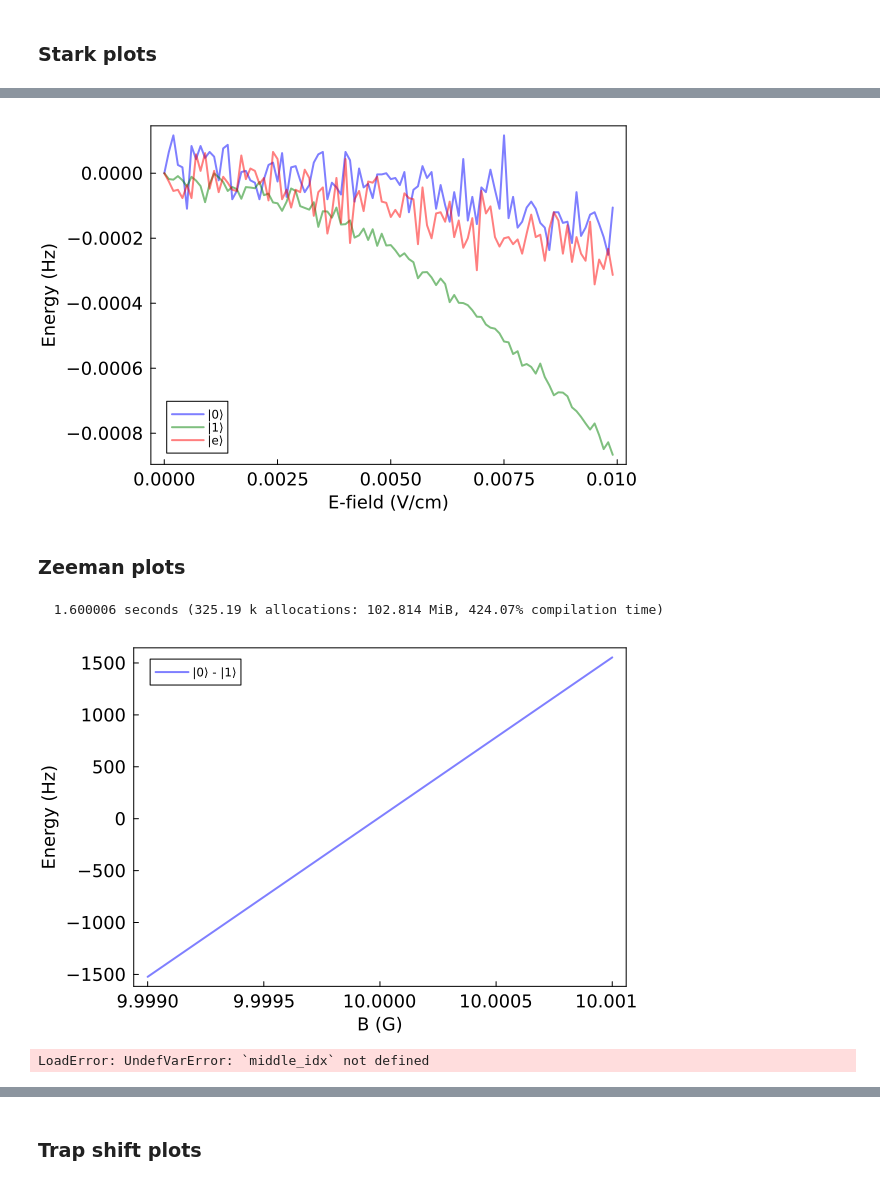
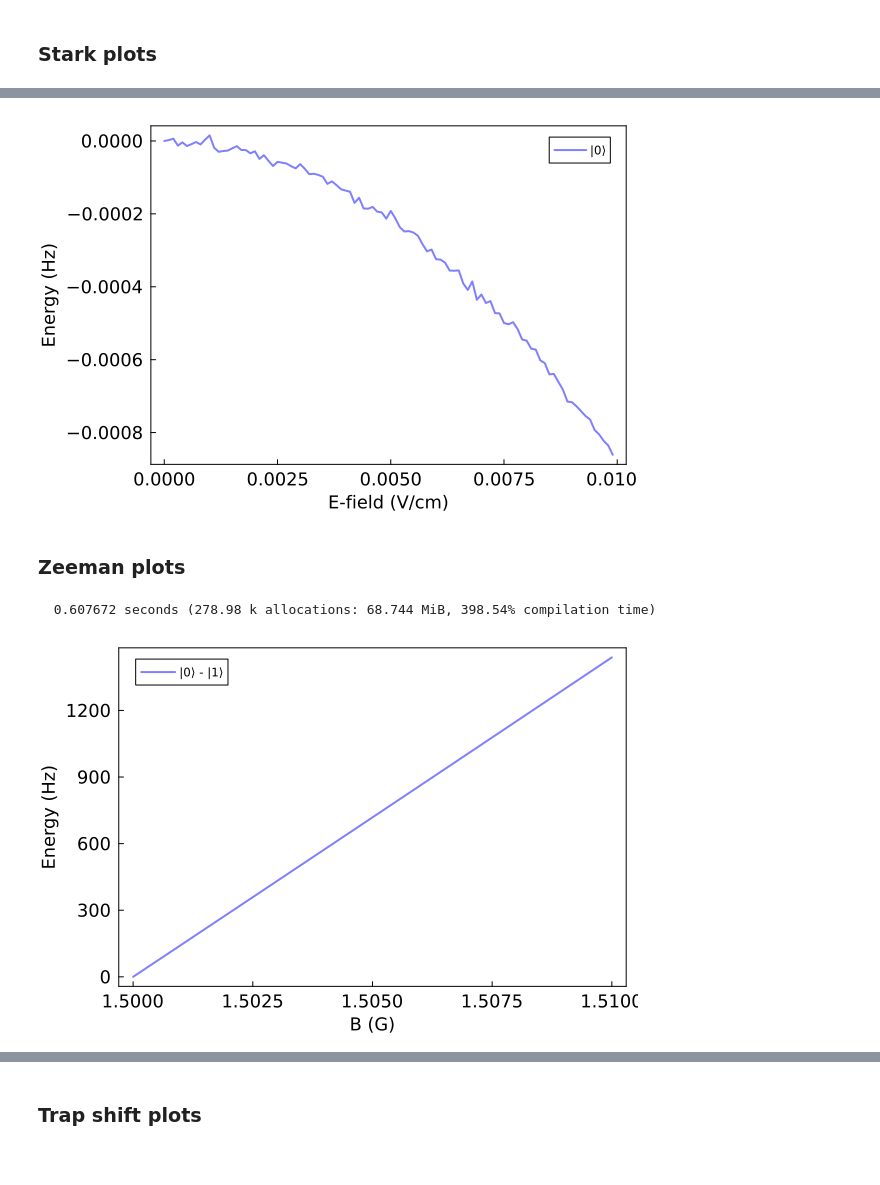
Before and after one commit to munozariasjm/QuantumStates.jl, a Jupyter notebook: examples/CaF/CaF_SpinExchangeGates_N1andN2.ipynb, the cells around one changed output, grey strips where cells are left out. Drawn from its saved outputs; the diff is of its cells as text; code cells hidden in the pictures.

```diff
--- a/examples/CaF/CaF_SpinExchangeGates_N1andN2.ipynb
+++ b/examples/CaF/CaF_SpinExchangeGates_N1andN2.ipynb
@@ -43,7 +46,7 @@ states_uncoupled = convert_basis(H.states, basis_uncoupled)
 # Option 1: E = 0, B = 100, idxs = 3, 14, 13
 # %%
 # |0⟩ state
-idx_0 = 7
+idx_0 = 3
 state = H.states[idx_0]
 1e-3 * (1e2 * μX) * 1e6 * d(H.states[idx_0], H.states[idx_0]) |> display
 1e-3 * gS * (1e-4 * μ_B / h) * TDM_magnetic(H.states[idx_0], H.states[idx_0], 0) |> display
@@ -122,19 +125,19 @@ matrix_values = hcat(values(scan_values)...)'
 # %%
 using Plots, LaTeXStrings
 Es_rel = matrix_values .- matrix_values[1,:]'
 plot(Es, 1e6 .* Es_rel[:,idx_0], linewidth=2, linecolor=:blue, alpha=0.5, label="|0⟩")
-plot!(Es, 1e6 .* Es_rel[:,idx_1], linewidth=2, linecolor=:green, alpha=0.5, label="|1⟩")
-plot!(Es, 1e6 .* Es_rel[:,idx_e], linewidth=2, linecolor=:red, alpha=0.5, label="|e⟩")
+# plot!(Es, 1e6 .* Es_rel[:,idx_1], linewidth=2, linecolor=:green, alpha=0.5, label="|1⟩")
+# plot!(Es, 1e6 .* Es_rel[:,idx_e], linewidth=2, linecolor=:red, alpha=0.5, label="|e⟩")
 plot!(
     xlabel="E-field (V/cm)",
     ylabel="Energy (Hz)",
     labelfontsize=12,
     tickfontsize=12,
     grid=:off,
     box=:on
 )
 # %% [output]
-[figure, old version]
+[figure, new version]
 # %% [markdown]
 ### Zeeman plots
 # %%
@@ -146,7 +149,7 @@ function H_func!(H, scan_values)
 end
 ;
 # %%
-Bs = H.parameters.B_z .+ (-1:0.01:1) .* 1e-3
+Bs = H.parameters.B_z .+ (0:0.1:10) .* 1e-3
 scan_params = (
     B = Bs,
     );
@@ -155,10 +158,10 @@ iterator = Iterators.product
 matrix_values = hcat(values(scan_values)...)'
 ;
 # %% [output]
-  1.600006 seconds (325.19 k allocations: 102.814 MiB, 424.07% compilation time)
+  0.607672 seconds (278.98 k allocations: 68.744 MiB, 398.54% compilation time)
 # %%
 using Plots, LaTeXStrings
-Es_rel = matrix_values .- matrix_values[round(Int, end/2),:]'
+Es_rel = matrix_values .- matrix_values[1,:]'
 # plot(Bs, 1e6 .* (Es_rel), linewidth=2, linecolor=:blue, alpha=0.5, label="|0⟩ - |1⟩")
 plot(Bs, 1e6 .* (Es_rel[:,idx_0] .- Es_rel[:,idx_1]), linewidth=2, linecolor=:blue, alpha=0.5, label="|0⟩ - |1⟩")
 # plot!(Bs, 1e6 .* (Es_rel[:,idx_0] .- Es_rel[:,idx_e]), linewidth=2, linecolor=:green, alpha=0.5, label="|0⟩ - |e⟩")
@@ -172,8 +175,4 @@ plot!(
     box=:on
     )
 # %% [output]
-[figure, old version]
+[figure, new version]
-# %%
-Bs[middle_idx:end] |> size
-# %% [output]
-LoadError: UndefVarError: `middle_idx` not defined
```
Also changed, not shown: parts of 10 cells of this notebook, 8 other files.
